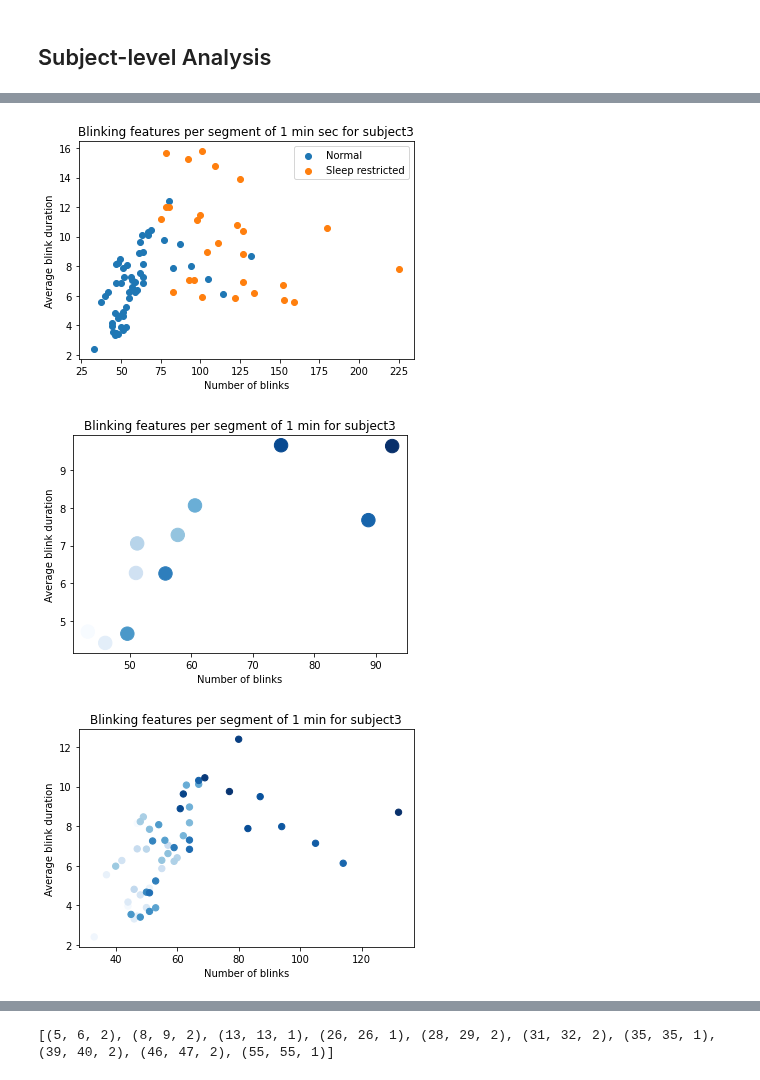
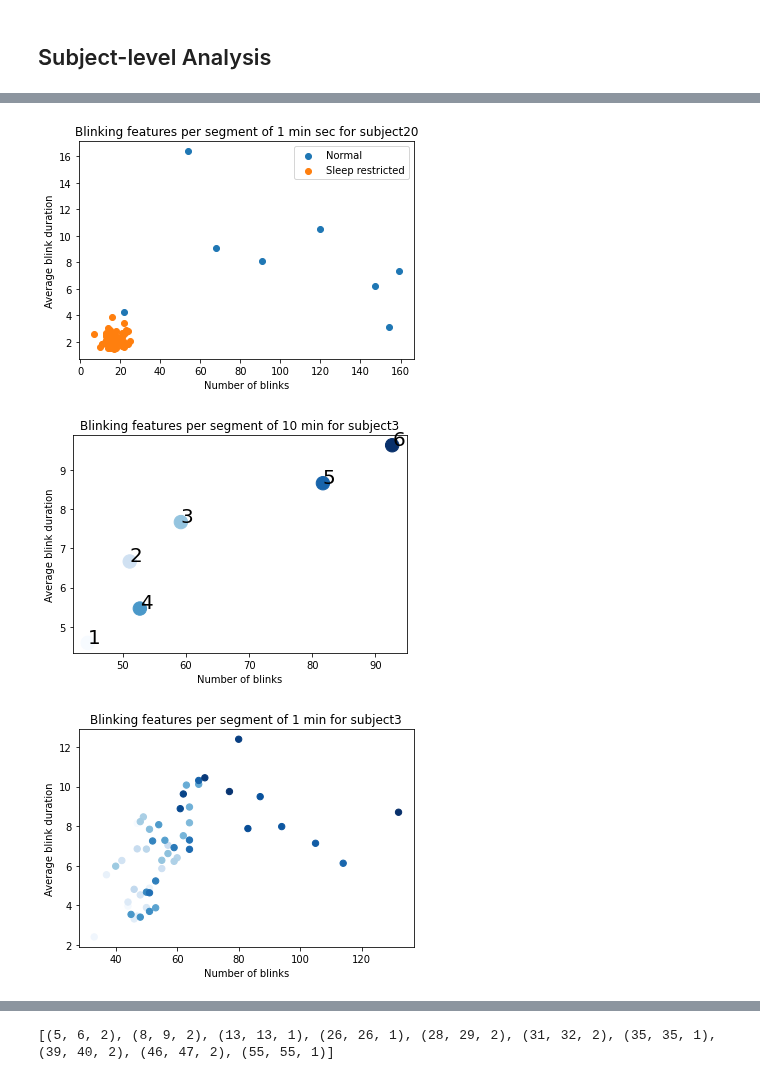
Before and after one commit to fruste/driver-drowsiness, a Jupyter notebook: code/feature_creation.ipynb, the cells around one changed output, grey strips where cells are left out. Saved outputs shown, nothing was run; the diff lists cells and outputs as text; code cells hidden in the pictures.

Commit message:
Added classification and segment length analysis.

```diff
--- a/code/feature_creation.ipynb
+++ b/code/feature_creation.ipynb
@@ -76,11 +76,11 @@ def blinks_segment(blink_starts, blink_durs, video_len, segment_len):
 
     return blink_counts, average_durs
 # %%
-subject = 'subject3'
-status_rates_sleepy, wrong_frames_sleepy = load_blinks(subject, 'sleepy', 2)
+subject = 'subject20'
+status_rates_sleepy, wrong_frames_sleepy = load_blinks(subject, 'sleepy', 1)
 print("Sleepy number of frames: ", len(status_rates_sleepy))
 print("Sleepy missed faces: ", len(wrong_frames_sleepy))
-status_rates_normal, wrong_frames_normal = load_blinks(subject, 'normal', 2)
+status_rates_normal, wrong_frames_normal = load_blinks(subject, 'normal', 1)
 print("Normal number of frames: ", len(status_rates_normal))
 print("Normal missed faces: ", len(wrong_frames_normal))
 # %% [output]
@@ -282,35 +280,40 @@ plt.legend()
 plt.savefig('../figures/scatter_plot_' + subject + '.jpg')
 plt.show()
 # %% [output]
-[figure, old version]
+[figure, new version]
 # %%
-def gradient_plot(blink_counts, average_durs, condition, size=40):
-    plt.title("Blinking features per segment of 1 min for " + subject)
+def gradient_plot(blink_counts, average_durs, condition, time, size=40, text = False):
+    plt.title("Blinking features per segment of " + time + " min for " + subject)
     plt.xlabel("Number of blinks")
     plt.ylabel("Average blink duration")
     plt.scatter(blink_counts, average_durs, label = 'Normal', cmap = 'Blues', c = range(len(blink_counts)), s=size)
-    plt.savefig('../figures/gradient_scatter_' + subject + condition + '.jpg')
+    if text:
+        for i in range(len(blink_counts)):
+            plt.annotate(i + 1, (blink_counts[i], average_durs[i]), fontsize = 20)
+
+    plt.savefig('../figures/gradient_scatter_' + subject + condition + time + '_min.jpg')
     plt.show()
 
 def average(values, avg_len):
     new_values = []
     sum_values = []
     for i, val in enumerate(values):
         sum_values.append(val)
         if i % avg_len == 0 and i > 0:
             new_values.append(sum(sum_values) / len(sum_values))
             sum_values = []
     new_values.append(sum(sum_values) / len(sum_values))
     return new_values
 
-avg_blink_counts = average(blink_counts_normal, 5)
-avg_durs_normal = average(average_durs_normal, 5)
+avg_len = 10
+avg_blink_counts = average(blink_counts_normal, avg_len)
+avg_durs_normal = average(average_durs_normal, avg_len)
 
-gradient_plot(avg_blink_counts, avg_durs_normal, 'normal', size=180)
-gradient_plot(blink_counts_normal, average_durs_normal, 'normal')
+gradient_plot(avg_blink_counts, avg_durs_normal, 'normal', str(avg_len), size=180, text = True)
+gradient_plot(blink_counts_normal, average_durs_normal, 'normal', '1')
 plt.show()
 # %% [output]
-[figure, old version]
+[figure, new version]
 [figure]
 # %%
 # The number of blinking frames is just a multiplication of the duration and number of blinks
```
Also changed, not shown: parts of 5 cells of this notebook, 27 other files.
